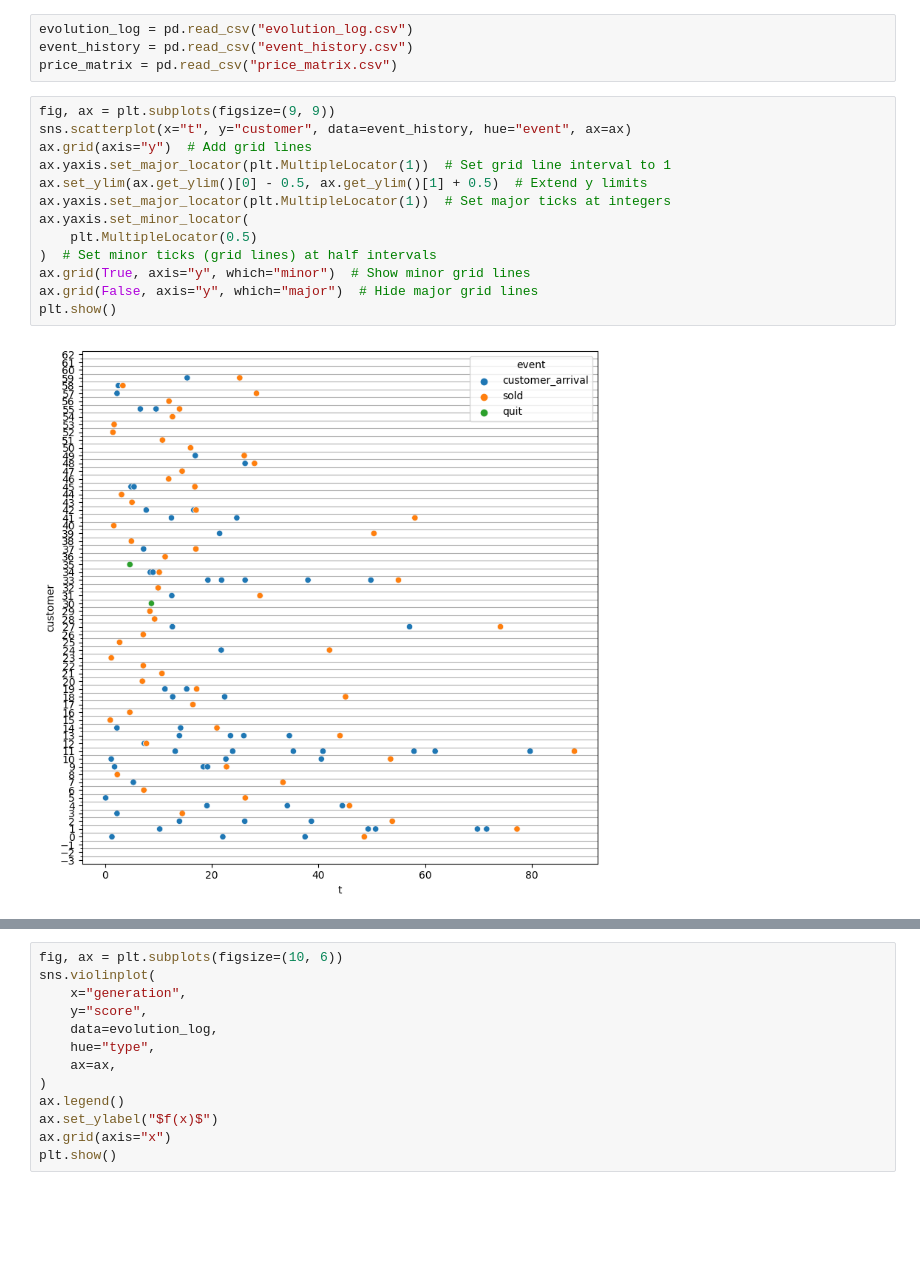
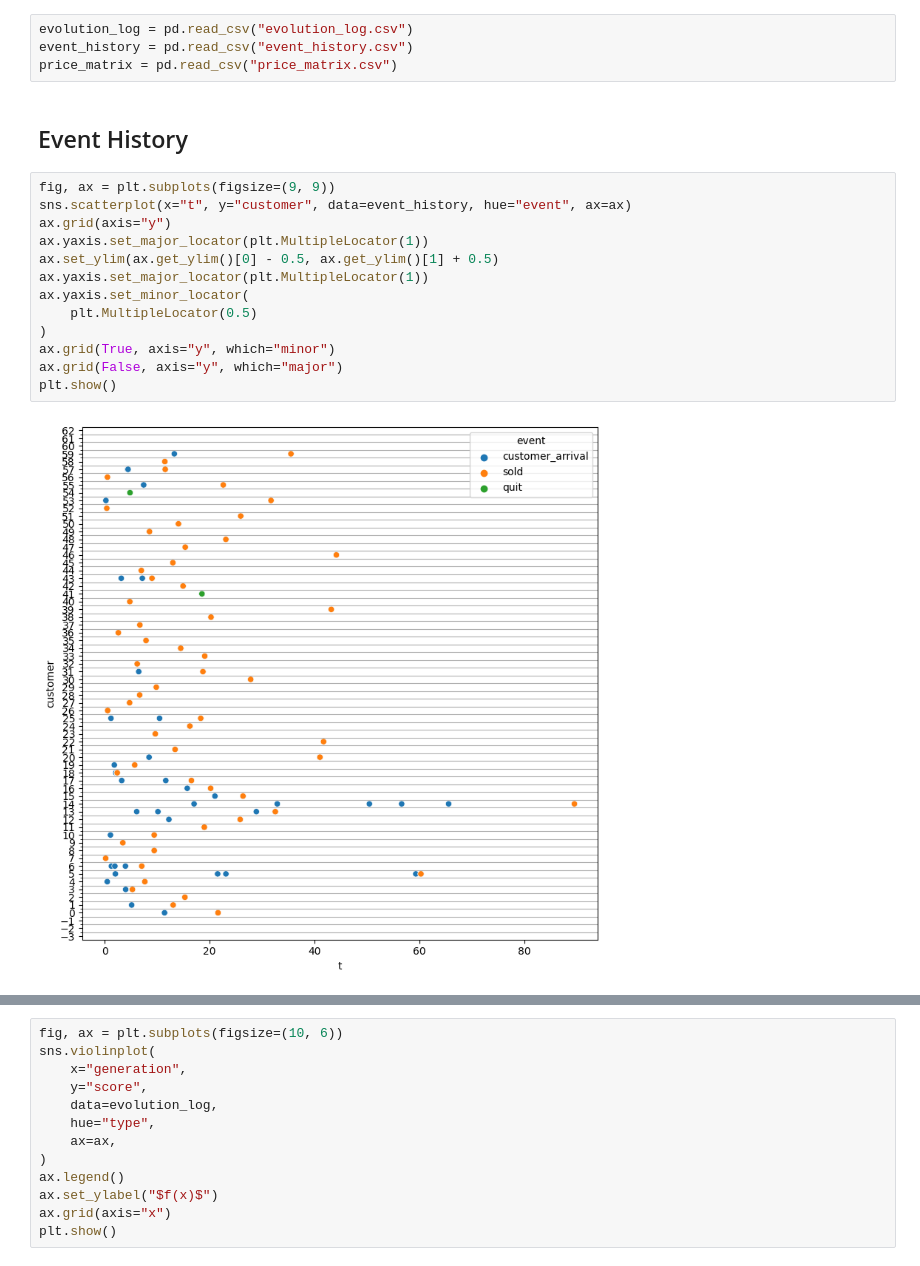
Before and after one commit to LaurinBrechter/personalized-pricing, a Jupyter notebook: results/results_analysis.ipynb, the cells around one changed output, grey strips where cells are left out. Drawn from its saved outputs; the diff is of its cells as text; blank space fills up the shorter version.

```diff
--- a/results/results_analysis.ipynb
+++ b/results/results_analysis.ipynb
@@ -8,21 +8,23 @@ WTP = "$WTP_{i,w}$"
 evolution_log = pd.read_csv("evolution_log.csv")
 event_history = pd.read_csv("event_history.csv")
 price_matrix = pd.read_csv("price_matrix.csv")
+# %% [markdown]
+## Event History
 # %%
 fig, ax = plt.subplots(figsize=(9, 9))
 sns.scatterplot(x="t", y="customer", data=event_history, hue="event", ax=ax)
-ax.grid(axis="y")  # Add grid lines
-ax.yaxis.set_major_locator(plt.MultipleLocator(1))  # Set grid line interval to 1
-ax.set_ylim(ax.get_ylim()[0] - 0.5, ax.get_ylim()[1] + 0.5)  # Extend y limits
-ax.yaxis.set_major_locator(plt.MultipleLocator(1))  # Set major ticks at integers
+ax.grid(axis="y")
+ax.yaxis.set_major_locator(plt.MultipleLocator(1))
+ax.set_ylim(ax.get_ylim()[0] - 0.5, ax.get_ylim()[1] + 0.5)
+ax.yaxis.set_major_locator(plt.MultipleLocator(1))
 ax.yaxis.set_minor_locator(
     plt.MultipleLocator(0.5)
-)  # Set minor ticks (grid lines) at half intervals
-ax.grid(True, axis="y", which="minor")  # Show minor grid lines
-ax.grid(False, axis="y", which="major")  # Hide major grid lines
+)
+ax.grid(True, axis="y", which="minor")
+ax.grid(False, axis="y", which="major")
 plt.show()
 # %% [output]
-[figure, old version]
+[figure, new version]
 # %%
 quit_sold = event_history.loc[event_history["event"].isin(["sold", "quit"])]
 fig, ax = plt.subplots(figsize=(9, 9))
```
Also changed, not shown: parts of 11 cells of this notebook, 4 other files.
